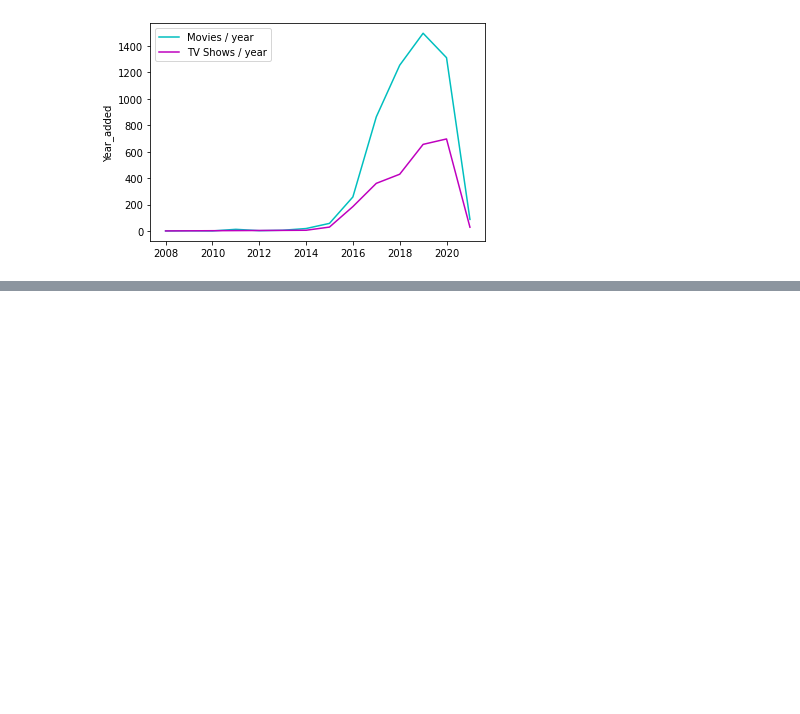
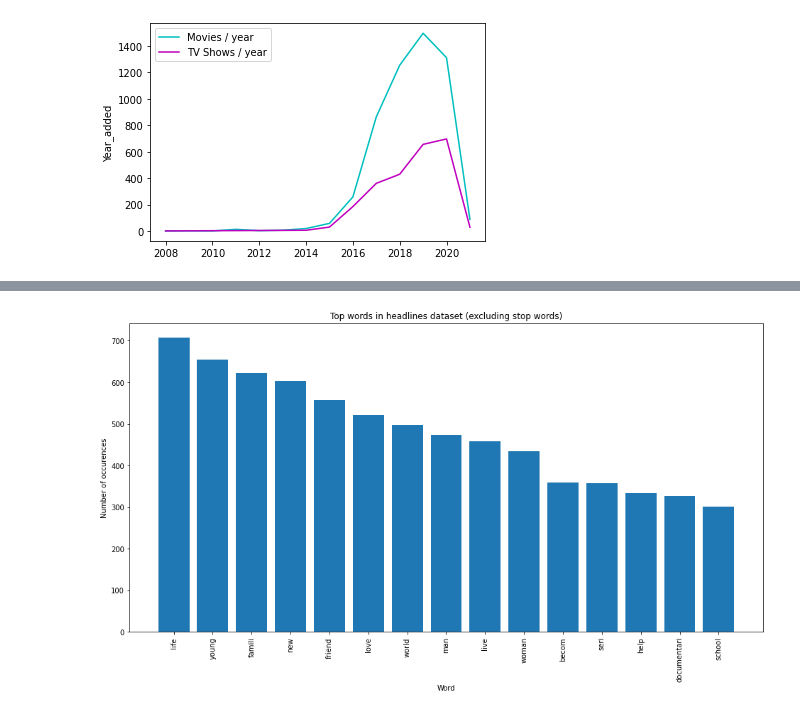
Before and after one commit to raghavendrakulkarni14/Netflix_clustering, a Jupyter notebook: RaghavendraAKulkarniNETFLIX_MOVIES_AND_TV_SHOWS_CLUSTERING.ipynb, the cells around one changed output, grey strips where cells are left out. Drawn from its saved outputs; the diff is of its cells as text; code cells hidden in the pictures; blank space fills up the shorter version.

```diff
--- a/RaghavendraAKulkarniNETFLIX_MOVIES_AND_TV_SHOWS_CLUSTERING.ipynb
+++ b/RaghavendraAKulkarniNETFLIX_MOVIES_AND_TV_SHOWS_CLUSTERING.ipynb
@@ -289,0 +356,2 @@ sns.lineplot(data=tv_counts, color="m", label="TV Shows / year")
+# %%
+df['description']=df['description'].apply(stopwords)
@@ -289,0 +367,9 @@ sns.lineplot(data=tv_counts, color="m", label="TV Shows / year")
+# %%
+stemmer = SnowballStemmer("english")
+
+def stemming(text):
+    text = [stemmer.stem(word) for word in text.split()]
+    return " ".join(text)
+# %%
+df['description'] = df['description'].apply(stemming)
+df.description.head(10)
@@ -289,0 +388,31 @@ sns.lineplot(data=tv_counts, color="m", label="TV Shows / year")
+# %%
+def get_top_n_words(n_top_words, count_vectorizer, text_data):
+    vectorized_description = count_vectorizer.fit_transform(text_data.values)
+    vectorized_total = np.sum(vectorized_description, axis=0)
+    word_indices = np.flip(np.argsort(vectorized_total)[0,:], 1)
+    word_values = np.flip(np.sort(vectorized_total)[0,:],1)
+
+    word_vectors = np.zeros((n_top_words, vectorized_description.shape[1]))
+    for i in range(n_top_words):
+        word_vectors[i,word_indices[0,i]] = 1
+
+    words = [word[0].encode('ascii').decode('utf-8') for
+             word in count_vectorizer.inverse_transform(word_vectors)]
+
+    return (words, word_values[0,:n_top_words].tolist()[0])
+# %%
+count_vectorizer = CountVectorizer(stop_words='english')
+words, word_values = get_top_n_words(n_top_words=15,
+                                     count_vectorizer=count_vectorizer,
+                                     text_data=df.description)
+
+fig, ax = plt.subplots(figsize=(16,8))
+ax.bar(range(len(words)), word_values)
+ax.set_xticks(range(len(words)))
+ax.set_xticklabels(words, rotation='vertical')
+ax.set_title('Top words in headlines dataset (excluding stop words)')
+ax.set_xlabel('Word')
+ax.set_ylabel('Number of occurences')
+plt.show()
+# %% [output]
+[figure, added]
```
Also changed, not shown: parts of 15 cells of this notebook.
